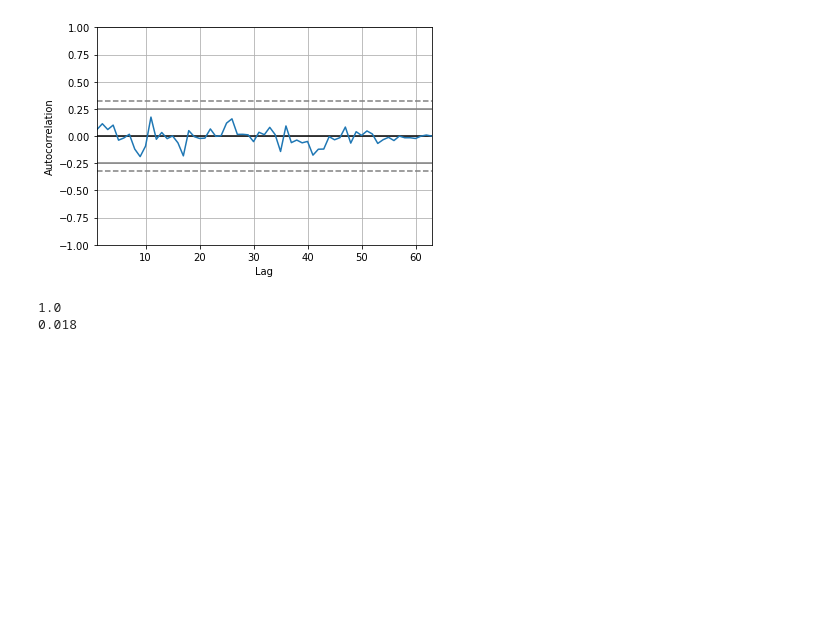
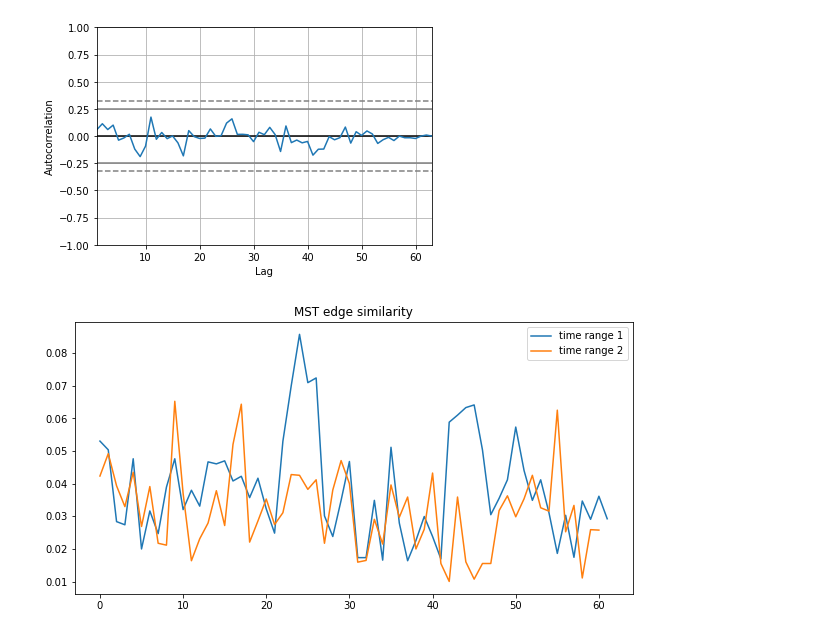
Before and after one commit to codingFerryman/crypto_market_hierarchy_structure, a Jupyter notebook: src/30m_MST_per_day.ipynb, the cells around one changed output. Drawn from its saved outputs; the diff is of its cells as text; code cells hidden in the pictures; blank space fills up the shorter version.

Commit message:
add MST edge and node similarity

```diff
--- a/src/30m_MST_per_day.ipynb
+++ b/src/30m_MST_per_day.ipynb
@@ -299,6 +292,37 @@ def jaccard_similarity(g, h):
-# %%
-print(jaccard_similarity(M_test_range2[0].nodes(), M_test_range2_1[0].nodes()))
-print(jaccard_similarity(M_test_range2[0].edges(), M_test_range2_1[0].edges()))
-# %% [output]
-1.0
-0.018
+# %%
+def jaccard_similarity(g, h):
+    return float(len(set(g).intersection(set(h))) / len(set(g).union(set(h))))
+# %%
+def node_index_to_ticker(MST_range): # e.g. MST_range1[time_range1[0]]['target_leader']
+    _MST_E = MST_range[0].edges
+    _tic = MST_range[1]
+    _MST_E_tic = []
+    for i in range(len(_MST_E)):
+        _e = list(_MST_E(i))[0]
+        _et = tuple([_tic[i] for i in _e])
+        # also include tuple of reversed nodes
+        _etr = tuple((_et[1], _et[0]))
+        _MST_E_tic.append(_et)
+        _MST_E_tic.append(_etr)
+    return _MST_E_tic
+# %%
+MST_edge_sim_range1 = []
+for i in range(len(time_range1)-1):
+    mste0 = node_index_to_ticker(MST_range1[time_range1[i]]['target_leader'])
+    mste1 = node_index_to_ticker(MST_range1[time_range1[i+1]]['target_leader'])
+    MST_edge_sim_range1.append(jaccard_similarity(mste0, mste1))
+# %%
+MST_edge_sim_range2 = []
+for i in range(len(time_range2)-1):
+    mste0 = node_index_to_ticker(MST_range2[time_range2[i]]['target_leader'])
+    mste1 = node_index_to_ticker(MST_range2[time_range2[i+1]]['target_leader'])
+    MST_edge_sim_range2.append(jaccard_similarity(mste0, mste1))
+# %%
+fig, ax = plt.subplots(1, 1, figsize=(10,5))
+ax.set_title('MST edge similarity')
+ax.plot(MST_edge_sim_range1, label='time range 1')
+ax.plot(MST_edge_sim_range2, label='time range 2')
+ax.legend()
+plt.show()
+# %% [output]
+[figure, added]
```
Also changed, not shown: parts of 7 cells of this notebook.
